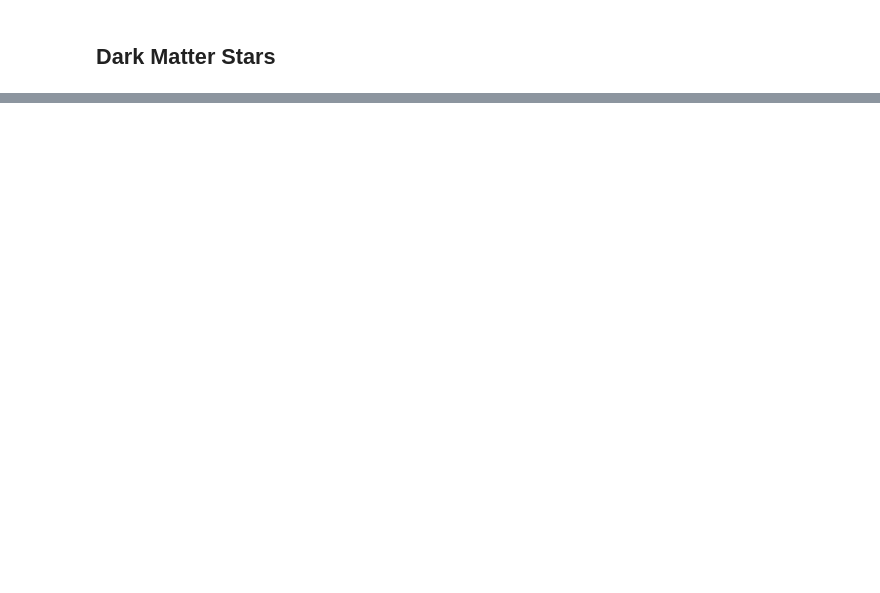
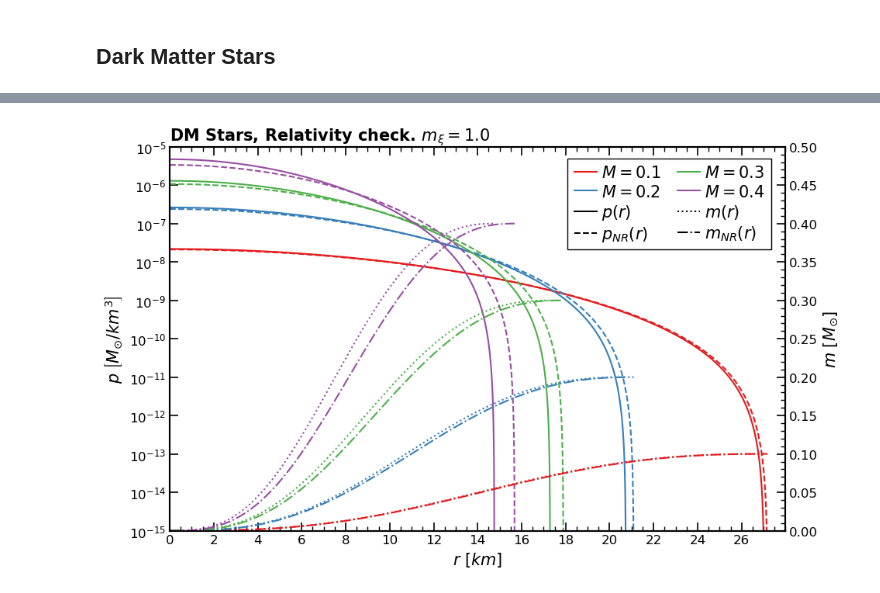
Before and after one commit to Diego-gt-phys/TFG, a Jupyter notebook: DANTE_Figures.ipynb, the cells around one changed output, grey strips where cells are left out. Saved outputs shown, nothing was run; the diff lists cells and outputs as text; code cells hidden in the pictures; blank space fills up the shorter version.

```diff
--- a/DANTE_Figures.ipynb
+++ b/DANTE_Figures.ipynb
@@ -108,0 +166,91 @@ This means that the stiffness of an EoS tells us the strength at which the matte
+# %%
+data = {}
+
+s_type = 2
+d_type = 0
+eos_c = 'soft'
+dm_m = 1.0
+p1_c = 'M'
+p1_v_list = [0.1, 0.2, 0.3, 0.4]
+
+for p1_v in p1_v_list:
+    df = pd.read_csv(f"data\{s_type}_{d_type}_{dm_m}_{p1_c}_{p1_v}.csv")
+    df_NR = pd.read_csv(f"data\{s_type}_{d_type}_{dm_m}_{p1_c}_{p1_v}_NR.csv")
+    data[f'{p1_v}'] = df
+    data[f'{p1_v}_NR'] = df_NR
+
+# Configure the plot
+fig, ax1 = plt.subplots(figsize=(9.8, 6))
+colors = sns.color_palette("Set1", 10)
+c=0
+
+# Set the axis.
+ax1.set_xlabel(r'$r$ $\left[km\right]$', fontsize=15, loc='center')
+ax1.set_ylabel(r'$p$ $\left[ M_{\odot} / km^3 \right]$', fontsize=15, loc='center', color='k')
+ax1.tick_params(axis='y', colors='k')
+ax1.yaxis.set_major_formatter(ScalarFormatter(useMathText=True))
+ax1.ticklabel_format(style='sci', axis='y', scilimits=(-3, 3))
+ax1.set_yscale('log')
+ax2 = ax1.twinx()
+ax2.set_ylabel(r'$m$ $\left[ M_{\odot} \right]$', fontsize=15, loc='center', color='k')
+ax2.tick_params(axis='y', colors='k')
+
+# The plot thickenss
+for p1_v in p1_v_list:
+    ax1.plot(data[f"{p1_v}"]['r'], data[f"{p1_v}"]['p_B'], color = colors[c], linewidth=1.5, linestyle='-')
+    ax2.plot(data[f"{p1_v}"]['r'], data[f"{p1_v}"]['m'], color = colors[c], linewidth=1.5, linestyle=':')
+    ax1.plot(data[f"{p1_v}_NR"]['r'], data[f"{p1_v}_NR"]['p_B'], color = colors[c], linewidth=1.5, linestyle='--')
+    ax2.plot(data[f"{p1_v}_NR"]['r'], data[f"{p1_v}_NR"]['m'], color = colors[c], linewidth=1.5, linestyle='-.')
+    c+=1
+
+if True == True:
+    ax1.set_xlim(0, 28)
+    ax1.set_ylim(1e-15, 1e-5)
+    ax2.set_ylim(0, 0.5)
+
+ax1.tick_params(axis='both', which='major', direction='in', length=8, width=1.2, labelsize=12, top=True)
+ax1.tick_params(axis='both', which='minor', direction='in', length=4, width=1, labelsize=12, top=True)
+ax1.minorticks_on()
+ax2.tick_params(axis='both', which='major', direction='in', length=8, width=1.2, labelsize=12, top=True, right=True)
+ax2.tick_params(axis='both', which='minor', direction='in', length=4, width=1, labelsize=12, top=True, right=True)
+ax2.minorticks_on()
+
+if True == True:
+    ax1.set_xticks(np.arange(0, 28, 2))
+    #ax1.set_xticks(np.arange(0, 9.6, 0.2), minor=True)
+    ax1.set_yticks(np.geomspace(1e-15, 1e-5, 11))
+    #ax1.set_yticks(np.arange(0, 8.1e-5, 0.2e-5), minor=True)
+    ax2.set_yticks(np.arange(0, 0.51, 0.05))
+    ax2.set_yticks(np.arange(0, 0.51, 0.01), minor=True)
+
+for ax in [ax1, ax2]:
+    ax.spines['top'].set_linewidth(1.5)
+    ax.spines['right'].set_linewidth(1.5)
+    ax.spines['bottom'].set_linewidth(1.5)
+    ax.spines['left'].set_linewidth(1.5)
+    ax.spines['top'].set_color('k')
+    ax.spines['right'].set_color('k')
+    ax.spines['bottom'].set_color('k')
+    ax.spines['left'].set_color('k')
+
+
+handles_list = [
+    mlines.Line2D([], [], color=colors[0], linestyle='-', label=r"$M=0.1$"),
+    mlines.Line2D([], [], color=colors[1], linestyle='-', label=r"$M=0.2$"),
+    mlines.Line2D([], [], color='k', linestyle='-', label=r"$p(r)$"),
+    mlines.Line2D([], [], color='k', linestyle='--', label=r"$p_{{NR}}(r)$"),
+    mlines.Line2D([], [], color=colors[2], linestyle='-', label=r"$M=0.3$"),
+    mlines.Line2D([], [], color=colors[3], linestyle='-', label=r"$M=0.4$"),
+    mlines.Line2D([], [], color='k', linestyle=':', label=r"$m(r)$"),
+    mlines.Line2D([], [], color='k', linestyle='-.', label=r"$m_{{NR}}(r)$")]
+
+plt.legend(handles=handles_list, loc = "upper right", bbox_to_anchor=(0.99, 0.99), fontsize=15, frameon=True, fancybox=False, ncol = 2, edgecolor="black", framealpha=1, labelspacing=0.2, handletextpad=0.3, handlelength=1.4, columnspacing=1)
+
+# Save plot as PDF
+plt.title(rf'DM Stars, Relativity check. $m_{{\xi}} = {dm_m}$', loc='left', fontsize=15, fontweight='bold')
+plt.tight_layout()
+plt.savefig(f"figures\{s_type}_relativity_check_{dm_m}.pdf", format="pdf", bbox_inches="tight")
+
+plt.show()
+# %% [output]
+[figure, added]
```
Also changed, not shown: parts of 3 cells of this notebook, 7 other files.
